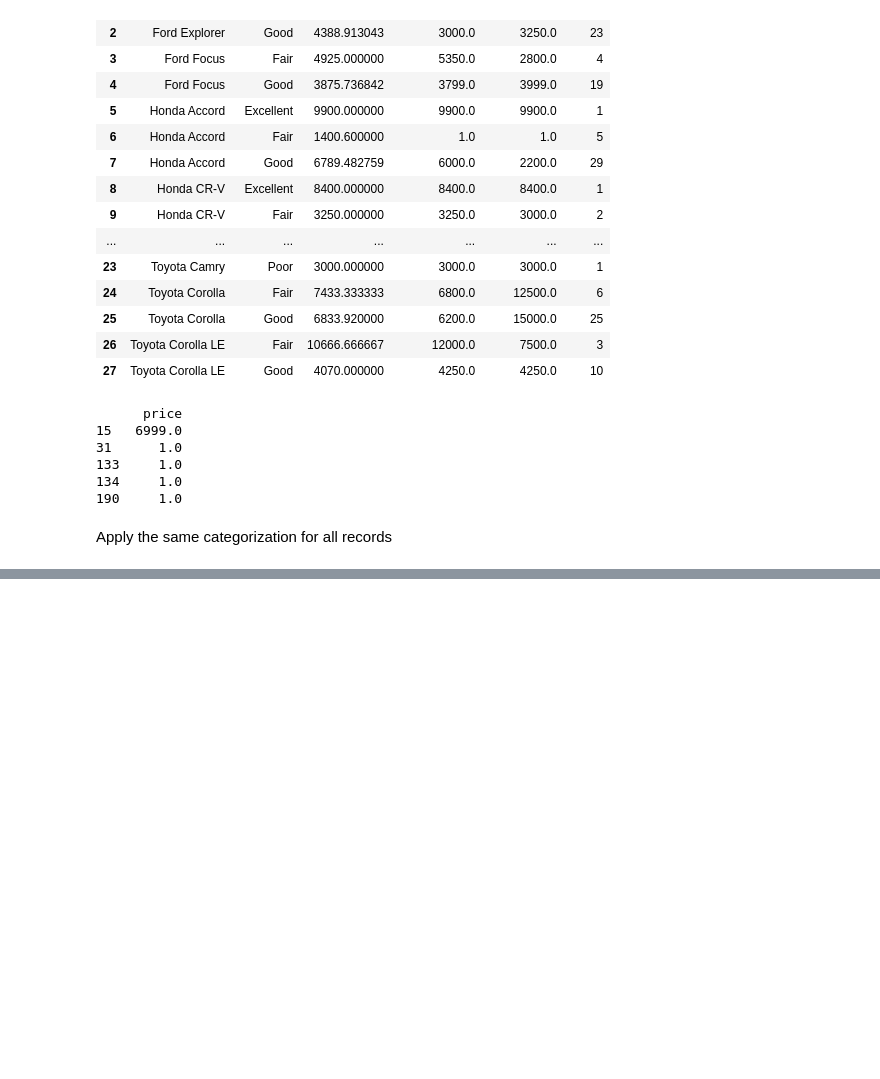
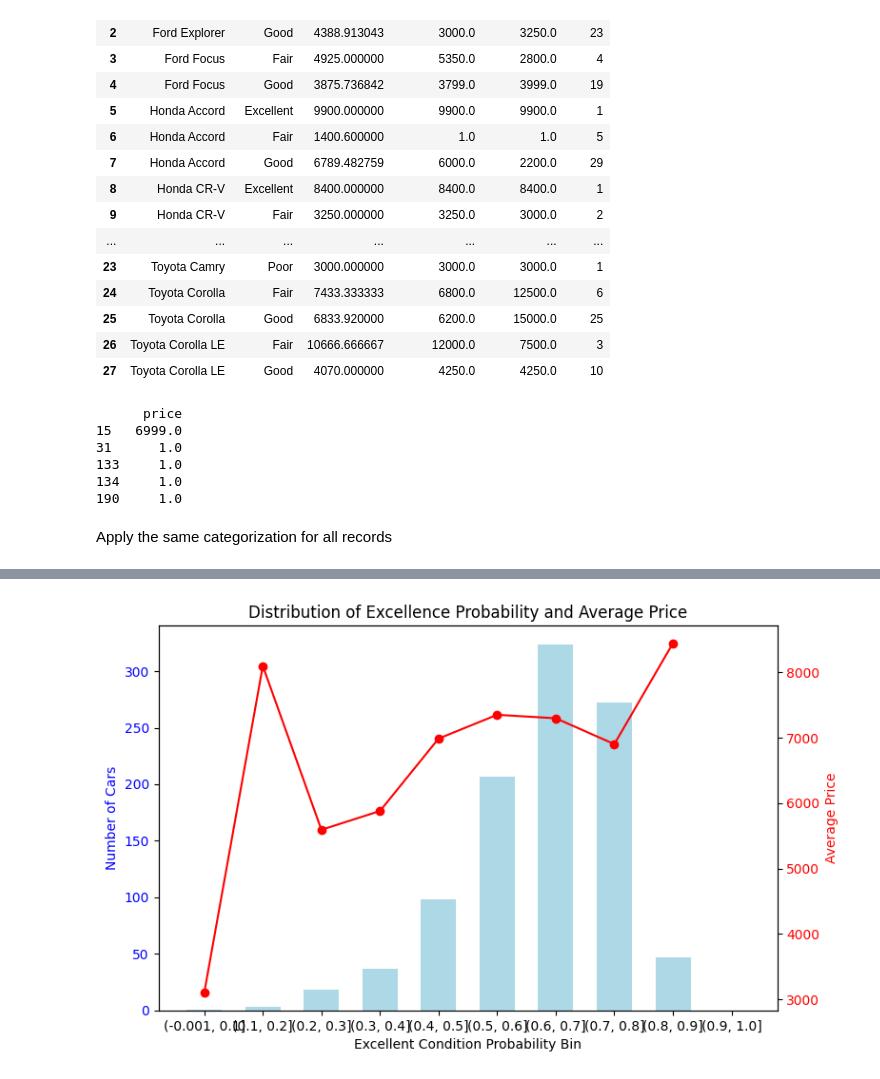
Before and after one commit to melodychengtc/VehicleVision, a Jupyter notebook: eda/eda_sfbayarea.ipynb, the cells around one changed output, grey strips where cells are left out. Cells and saved outputs as stored; diff of their text form; code cells hidden in the pictures; blank space fills up the shorter version.

```diff
--- a/eda/eda_sfbayarea.ipynb
+++ b/eda/eda_sfbayarea.ipynb
@@ -214,0 +357,32 @@ agg_all.to_csv('../data/all_make_model_condition_stats.csv', index=False)
+# %%
+df_filtered = df[(df['price'] >= 500) & (df['price'] <= 100000)].copy()
+
+agg_bin = (
+    df_filtered.groupby('excellence_bin')
+      .agg(
+          count=('price', 'count'),
+          avg_price=('price', 'mean')
+      )
+      .reset_index()
+)
+# %%
+# Convert intervals to string labels
+agg_bin['bin_label'] = agg_bin['excellence_bin'].astype(str)
+
+fig, ax1 = plt.subplots(figsize=(8, 5))
+
+ax1.bar(agg_bin['bin_label'], agg_bin['count'], color='lightblue', label='Count', width=0.6)
+ax1.set_xlabel('Excellent Condition Probability Bin')
+ax1.set_ylabel('Number of Cars', color='blue')
+ax1.tick_params(axis='y', labelcolor='blue')
+
+ax2 = ax1.twinx()
+ax2.plot(agg_bin['bin_label'], agg_bin['avg_price'], color='red', marker='o', label='Average Price')
+ax2.set_ylabel('Average Price', color='red')
+ax2.tick_params(axis='y', labelcolor='red')
+
+plt.title('Distribution of Excellence Probability and Average Price')
+fig.tight_layout()
+plt.show()
+# %% [output]
+[figure, added]
```
Also changed, not shown: parts of 13 cells of this notebook.
